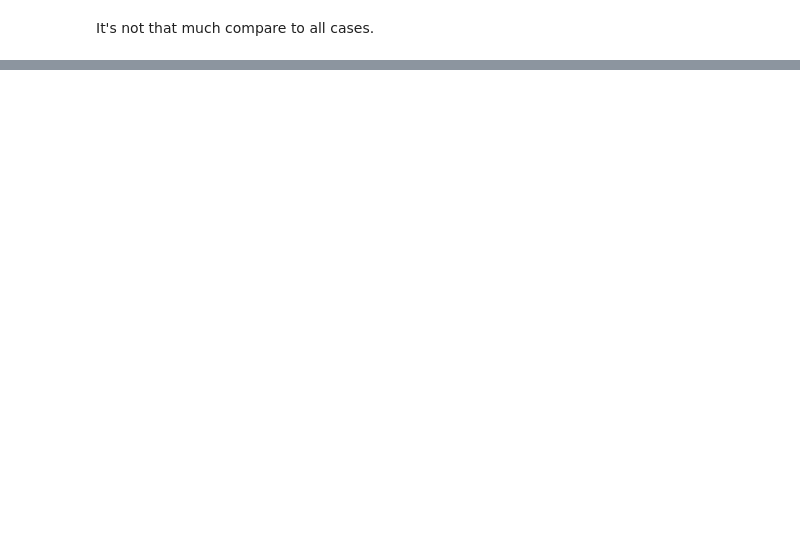
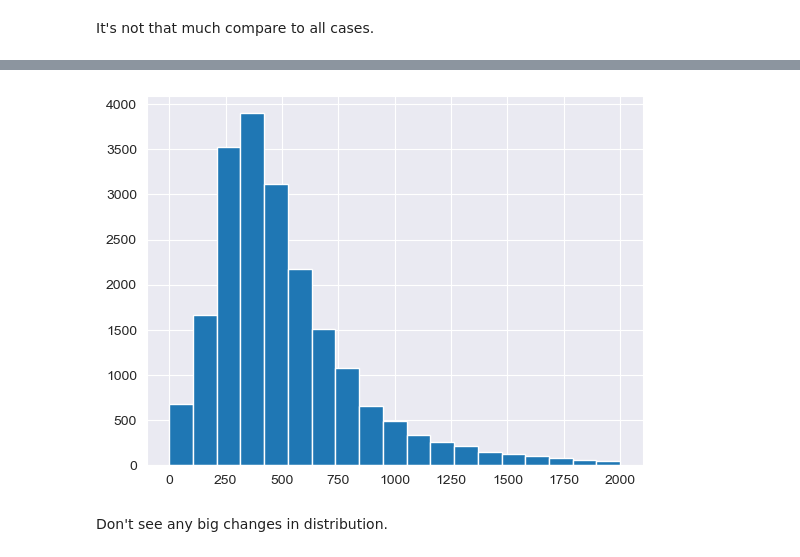
Before and after one commit to Hidennnn/HouseValue, a Jupyter notebook: data_exploring.ipynb, the cells around one changed output, grey strips where cells are left out. Saved outputs shown, nothing was run; the diff lists cells and outputs as text; code cells hidden in the pictures; blank space fills up the shorter version.

```diff
--- a/data_exploring.ipynb
+++ b/data_exploring.ipynb
@@ -106,0 +185,7 @@ df = IterativeImputer().fit_transform(df)
+# %%
+plt.hist(df[(df['total_bedrooms'] < 2000)]['total_bedrooms'], bins)
+plt.show()
+# %% [output]
+[figure, added]
+# %% [markdown]
+Don't see any big changes in distribution.
```
Also changed, not shown: parts of 34 cells of this notebook, 4 other files.
